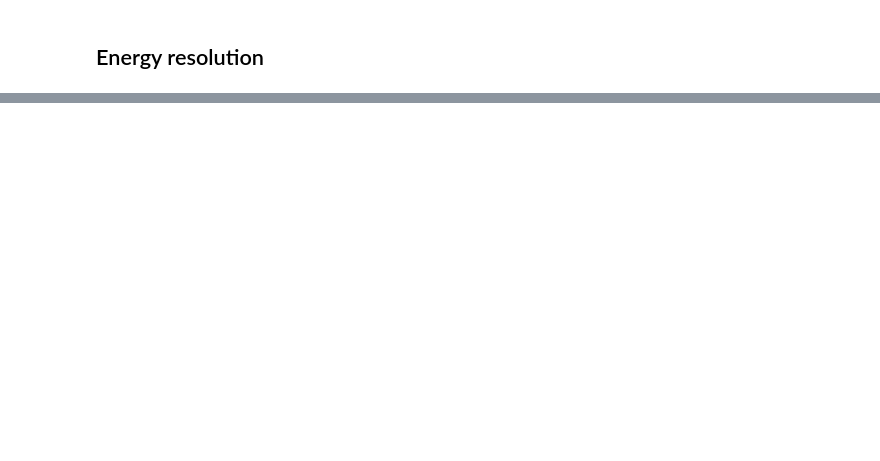
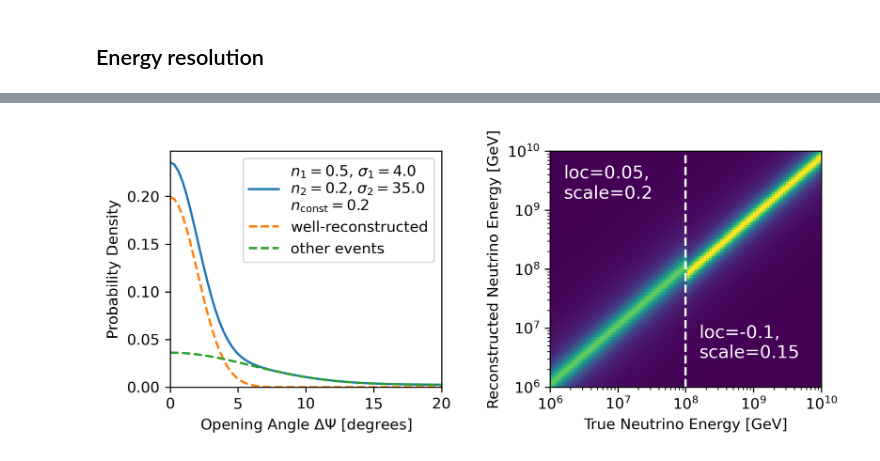
Before and after one commit to icecube/toise, a Jupyter notebook: notebooks/paper plots/radio_demo_plots.ipynb, the cells around one changed output, grey strips where cells are left out. Cells and saved outputs as stored; diff of their text form; code cells hidden in the pictures; blank space fills up the shorter version.

```diff
--- a/notebooks/paper plots/radio_demo_plots.ipynb
+++ b/notebooks/paper plots/radio_demo_plots.ipynb
@@ -68,0 +91,43 @@ plt.savefig("radio_energy_res.pdf")
+# %%
+
+fig = plt.figure(figsize=(7,3))
+import matplotlib.gridspec as gridspec
+gs0 = gridspec.GridSpec(1,2,figure=fig)
+axes = [ fig.add_subplot(gs0[0]), fig.add_subplot(gs0[1]) ]
+
+psf = radio_response.RadioPointSpreadFunction(0.5,4,0.25,35,0.25)
+axes[0].plot(space_angle, psf.PDF(space_angle), label=r"$n_1=%.1f$, $\sigma_1=%.1f$" "\n" r"$n_2=%.1f$, $\sigma_2=%.1f$" "\n" "$n_\mathrm{const}=%.1f$" %(0.5,4,0.25,35,0.25))
+psf = radio_response.RadioPointSpreadFunction(0.5,4,0.0,35,0.0)
+axes[0].plot(space_angle, psf.PDF(space_angle), "--", label="well-reconstructed")
+psf = radio_response.RadioPointSpreadFunction(0.0,4,0.25,35,0.25)
+axes[0].plot(space_angle, psf.PDF(space_angle), "--", label="other events")
+axes[0].legend(fontsize='medium')
+axes[0].set_xlabel(r"Opening Angle $\Delta\Psi$ [degrees]")
+axes[0].set_ylabel(r"Probability Density")
+axes[0].set_xlim([0,20])
+axes[0].set_ylim([0, None])
+
+e_response = radio_response.RadioEnergyResolution(loc=-0.1,scale=0.15)
+energy = np.logspace(6,10,100)
+energy2 = np.logspace(6,10,100)
+r1 = e_response.get_response_matrix(energy, energy2)
+#plt.pcolormesh(e_response.get_response_matrix(energy, energy2))
+e_response2 = radio_response.RadioEnergyResolution(loc=0.05,scale=0.2)
+r2 = e_response2.get_response_matrix(energy, energy2)
+r1[:,:50] = r2[:,:50]
+axes[1].pcolormesh(energy,energy,r1)
+axes[1].loglog()
+axes[1].axvline(1e8, color="white", linestyle="--")
+# ax.set_xlabel(r"$E_\mathrm{unsmeared}$ [GeV]")
+# ax.set_ylabel(r"$E_\mathrm{smeared}$ [GeV]")
+axes[1].set_ylabel("Reconstructed Neutrino Energy [GeV]")
+axes[1].set_xlabel("True Neutrino Energy [GeV]")
+axes[1].text(10**6.2,10**9.2,"loc=0.05,\nscale=0.2", fontsize=12, color="white")
+axes[1].text(10**8.2,10**6.5,"loc=-0.1,\nscale=0.15", fontsize=12, color="white")
+
+
+plt.tight_layout()
+plt.subplots_adjust(wspace=0.4)
+plt.savefig("radio_angular_and_e_res.pdf", bbox_inches='tight')
+# %% [output]
+[figure, added]
```
Also changed, not shown: parts of 3 cells of this notebook.
